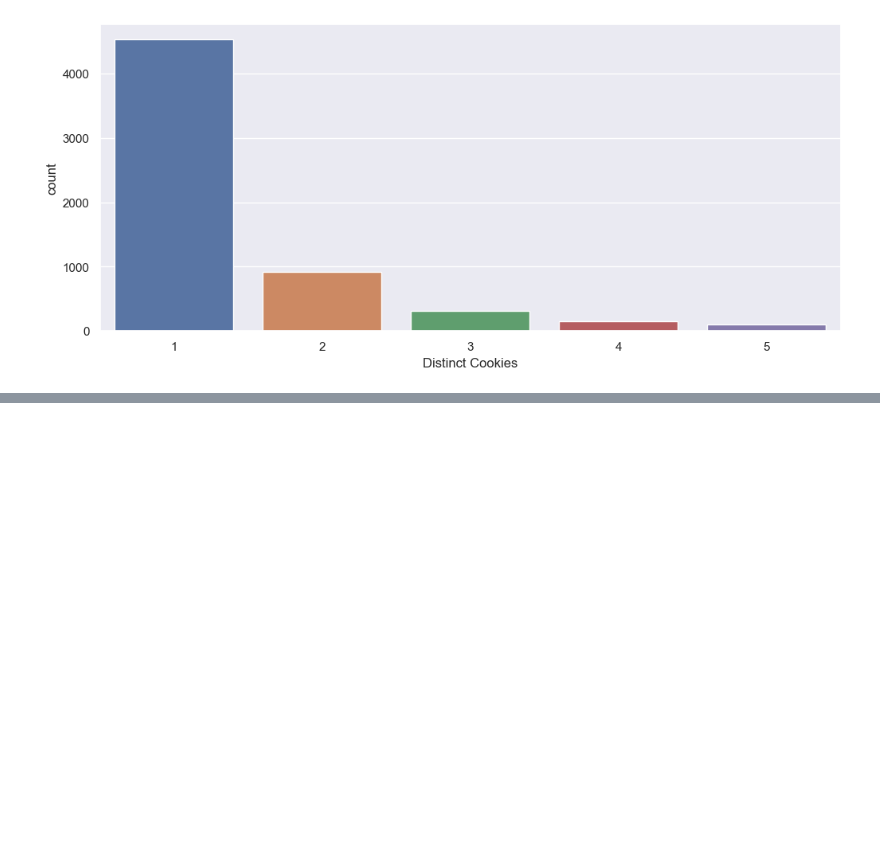
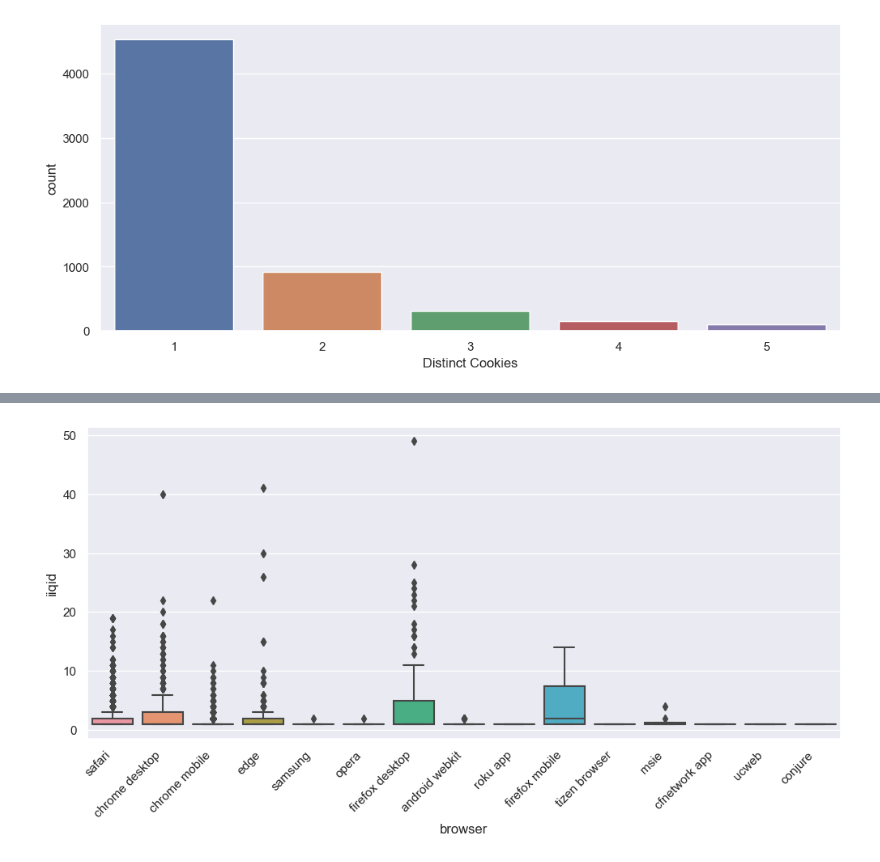
Before and after one commit to menisadi/merged, a Jupyter notebook: Tuples Statistics.ipynb, the cells around one changed output, grey strips where cells are left out. Cells and saved outputs as stored; diff of their text form; code cells hidden in the pictures; blank space fills up the shorter version.

```diff
--- a/Tuples Statistics.ipynb
+++ b/Tuples Statistics.ipynb
@@ -127,0 +147,6 @@ Text(0.5, 0, 'Distinct Cookies')
+# %%
+# sorted_index = browsers_data.median().sort_values().index
+sns.boxplot(data=browsers_data, y='iiqid', x='browser')
+plt.xticks(rotation=45,  ha='right', va='top');
+# %% [output]
+[figure, added]
```
Also changed, not shown: parts of 5 cells of this notebook, 1 other file.
